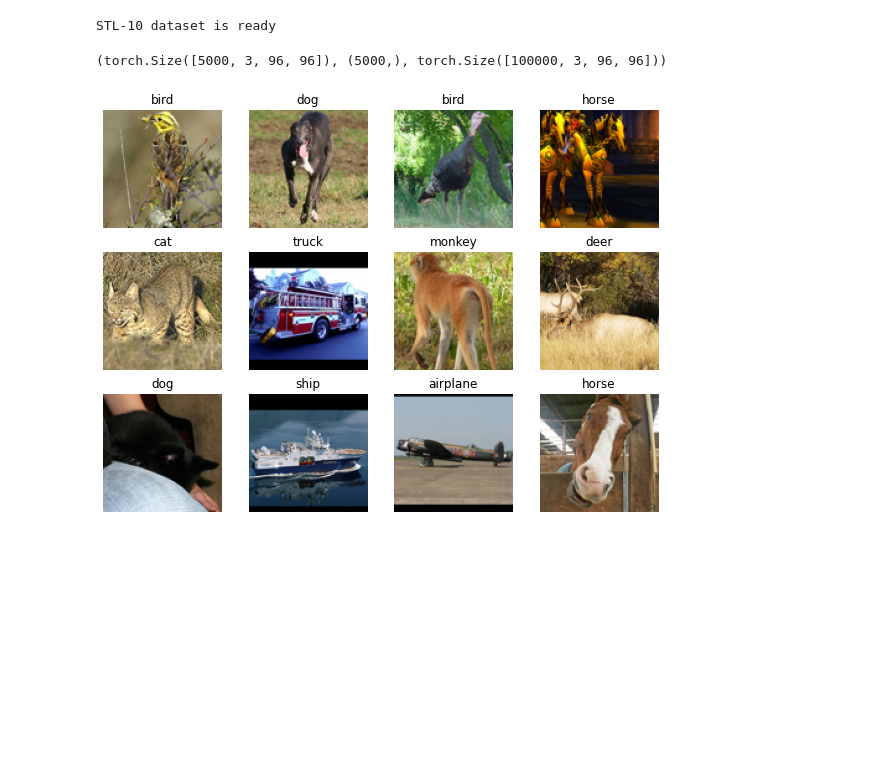
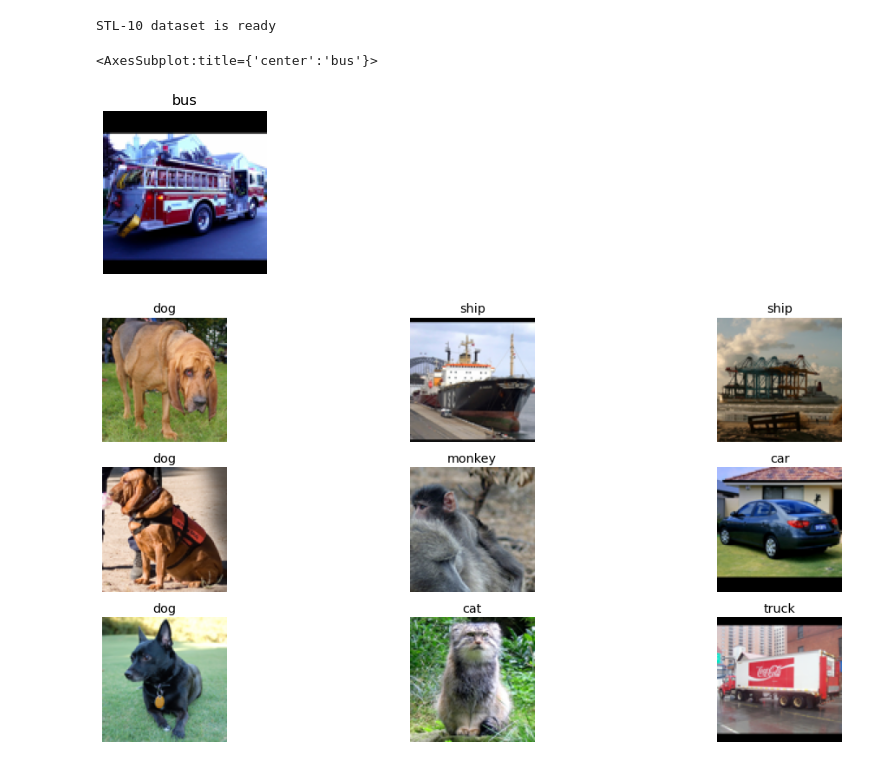
Before and after one commit to vinaykudari/my-jouney-into-machine-learning, a Jupyter notebook: _notebooks/Analysis of Transfer Learning using STL-10 dataset.ipynb, the cells around one changed output. Cells and saved outputs as stored; diff of their text form; code cells hidden in the pictures; blank space fills up the shorter version.

```diff
--- a/_notebooks/Analysis of Transfer Learning using STL-10 dataset.ipynb
+++ b/_notebooks/Analysis of Transfer Learning using STL-10 dataset.ipynb
@@ -57,40 +60,16 @@ def download_and_extract():
 DATASET_PATH = download_and_extract()
 # %% [output]
 STL-10 dataset is ready
-# %%
-def get_images(path):
-    with open(path, 'rb') as f:
-        array = np.fromfile(f, dtype=np.uint8)
-        images = torch.reshape(tensor(array), (-1, 3, 96, 96))
-        return images
-
-def get_labels(path):
-    with open(path, 'rb') as f:
-        labels = np.fromfile(f, dtype=np.uint8)
-        return labels
-
-def get_classes(path):
-    with open(path, 'r') as f:
-         return f.read().splitlines()
-
-classes = get_classes(DATASET_PATH/'class_names.txt')
-train_images = get_images(DATASET_PATH/'train_X.bin')
-unlabelled_images = get_images(DATASET_PATH/'unlabeled_X.bin')
-train_labels = get_labels(DATASET_PATH/'train_y.bin')
-
-train_images.shape, train_labels.shape, unlabelled_images.shape
-# %% [output]
-(torch.Size([5000, 3, 96, 96]), (5000,), torch.Size([100000, 3, 96, 96]))
-# %%
-def show_batch(n=12, grid_size=(10, 10)):
-    plt.figure(figsize=grid_size)
-    for i in range(n):
-        ax = plt.subplot(4,4,i+1)
-        ax.set_title(classes[train_labels[i]-1])
-        ax.axis('off')
-        plt.imshow(train_images[i].permute(2, 1, 0))
-    plt.show()
-
-show_batch()
-# %% [output]
-[figure, removed]
+# %%
+class STL10Image(fastuple):
+    def show(self, ctx=None, **kwargs):
+        image, title = self
+        if not isinstance(image, Tensor):
+            image = tensor(image)
+        return show_image(image.permute(2,1,0), title=title, ctx=ctx, **kwargs)
+# %%
+img = STL10Image(train_images[5], 'bus')
+img.show()
+# %% [output]
+<AxesSubplot:title={'center':'bus'}>
+[figure, added]
@@ -96,0 +117,4 @@ show_batch()
+# %%
+dls.show_batch()
+# %% [output]
+[figure, added]
```
Also changed, not shown: parts of 4 cells of this notebook.
